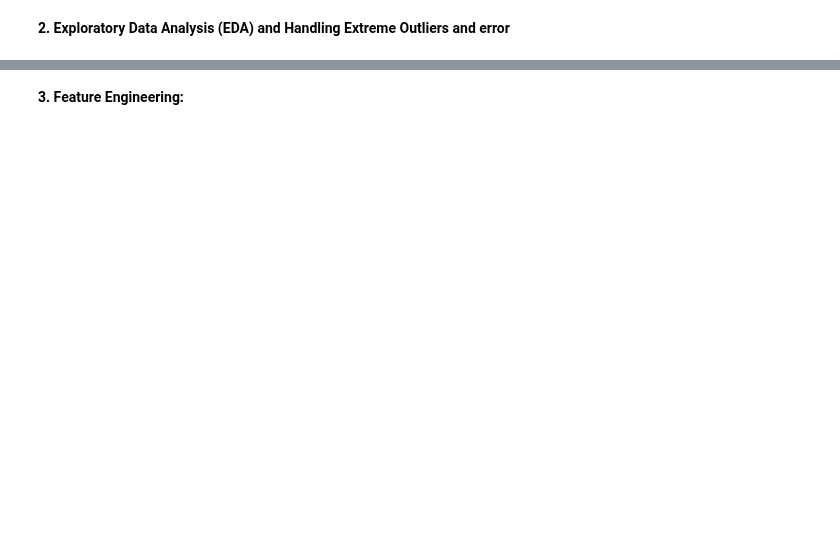
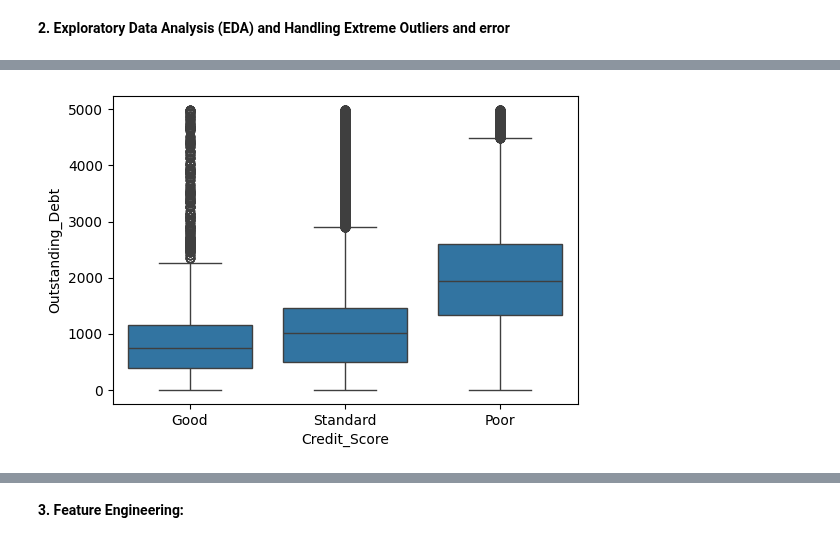
Before and after one commit to astronaut505/Credit-or-crisis, a Jupyter notebook: CreditScoreClassification2.ipynb, the cells around one changed output, grey strips where cells are left out. Drawn from its saved outputs; the diff is of its cells as text; code cells hidden in the pictures; blank space fills up the shorter version.

```diff
--- a/CreditScoreClassification2.ipynb
+++ b/CreditScoreClassification2.ipynb
@@ -5,10 +5,7 @@ from sklearn.preprocessing import LabelEncoder
 from sklearn.preprocessing import MultiLabelBinarizer
 import numpy as np
 
-train_df = pd.read_csv('data/train.csv')
-test_df = pd.read_csv('data/test.csv')
-
-df = pd.concat([train_df, test_df])
+df = pd.read_csv('data/train.csv')
 
 df.head(25)
 # %% [output]
@@ -372,0 +537,8 @@ plt.show()
+# %%
+import seaborn as sns
+plt.figure(figsize = (6, 4))
+sns.boxplot(data = df,  x = 'Credit_Score', y = 'Outstanding_Debt')
+plt.show()
+#<--- more debt leads to lower credit score
+# %% [output]
+[figure, added]
```
Also changed, not shown: parts of 51 cells of this notebook.
